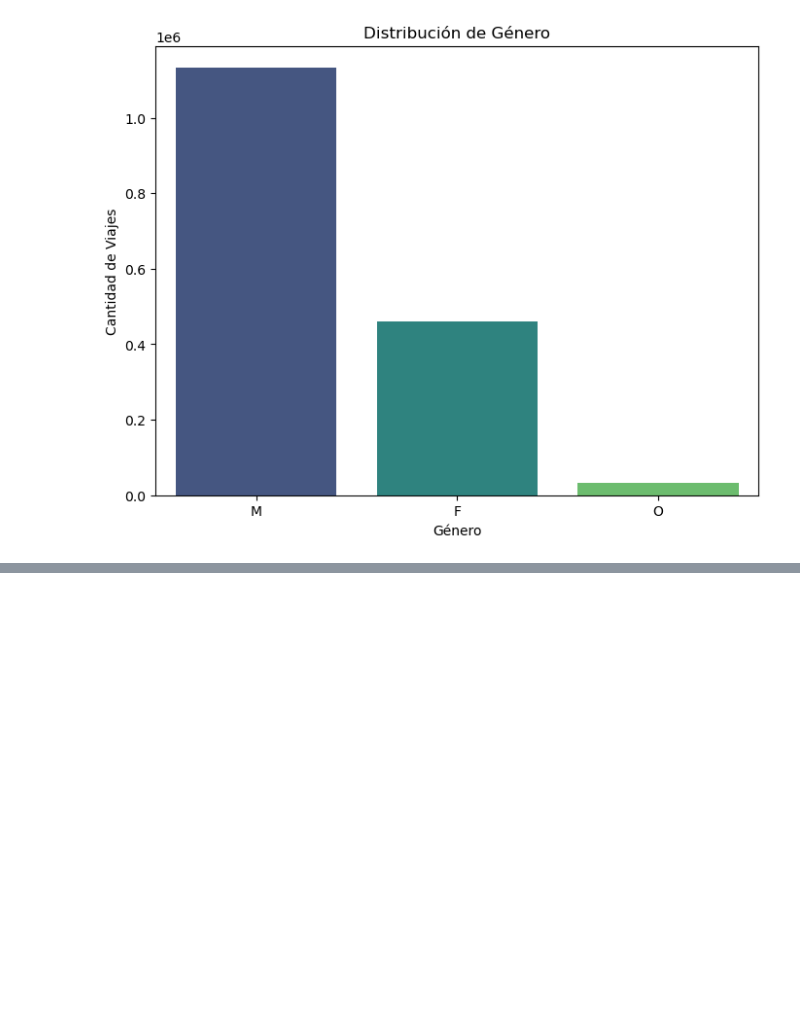
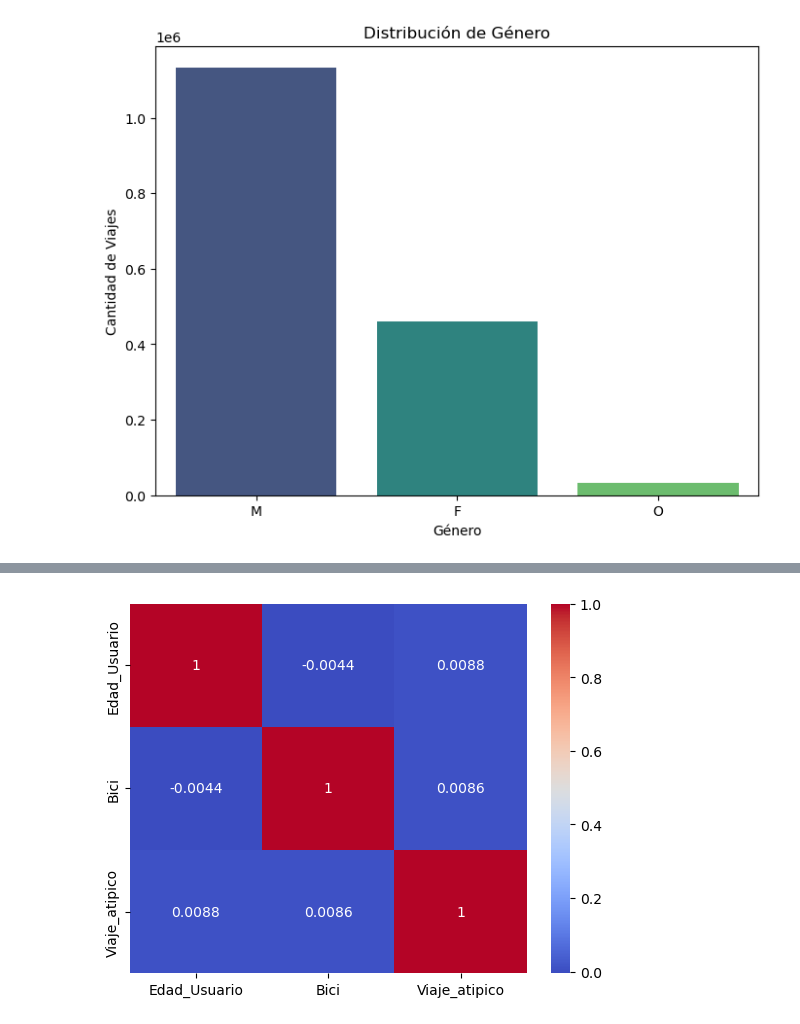
Before and after one commit to LeriAx75/AI_M2, a Jupyter notebook: ecobici analisis/ecobici.ipynb, the cells around one changed output, grey strips where cells are left out. Cells and saved outputs as stored; diff of their text form; code cells hidden in the pictures; blank space fills up the shorter version.

```diff
--- a/ecobici analisis/ecobici.ipynb
+++ b/ecobici analisis/ecobici.ipynb
@@ -182,0 +274,8 @@ KeyError: 'FechaHora_Arribo'
+# %%
+num_cols = ['Edad_Usuario', 'Bici', 'Viaje_atipico']
+num_cols = [col for col in num_cols if col in df_balanced.columns]
+corr = df_balanced[num_cols].corr()
+sns.heatmap(corr, annot=True, cmap='coolwarm')
+plt.show()
+# %% [output]
+[figure, added]
```
Also changed, not shown: parts of 26 cells of this notebook, 1 other file.
